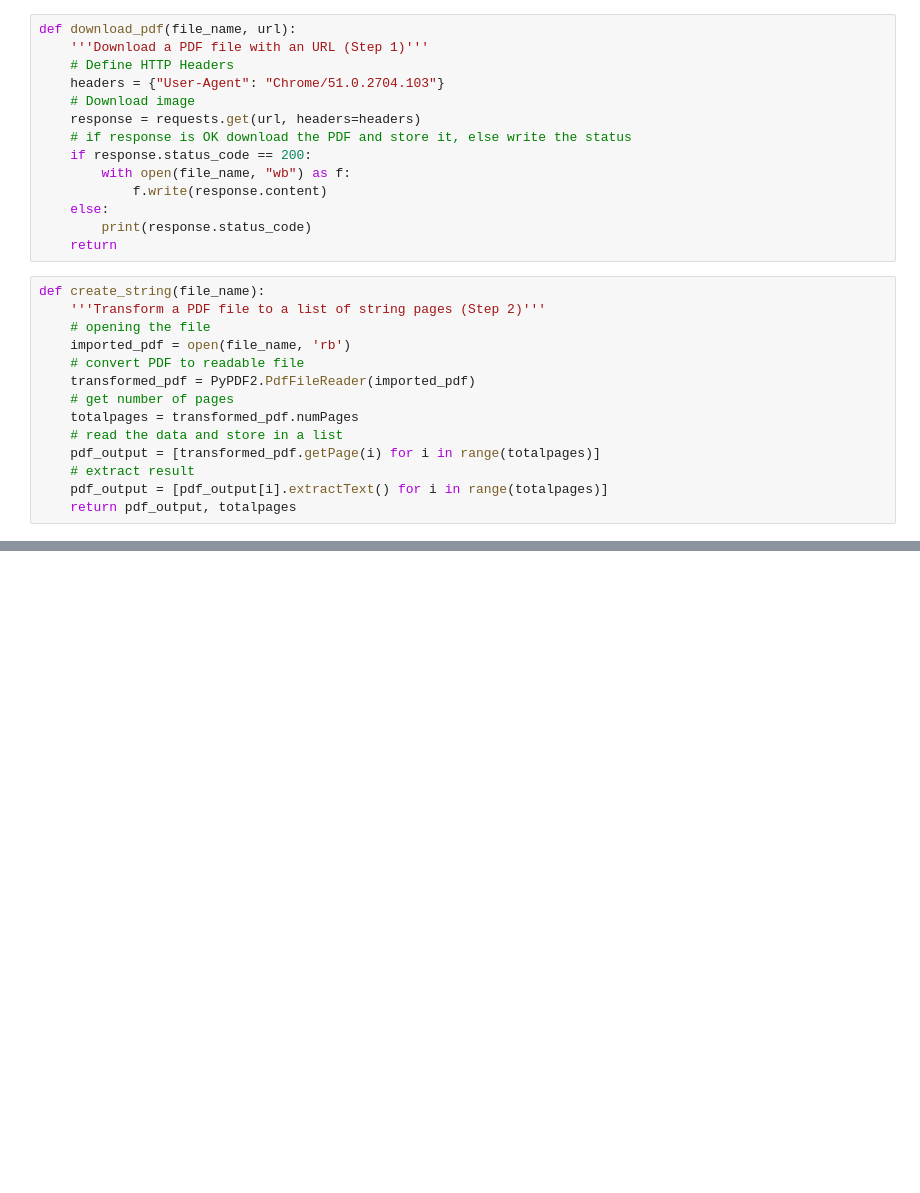
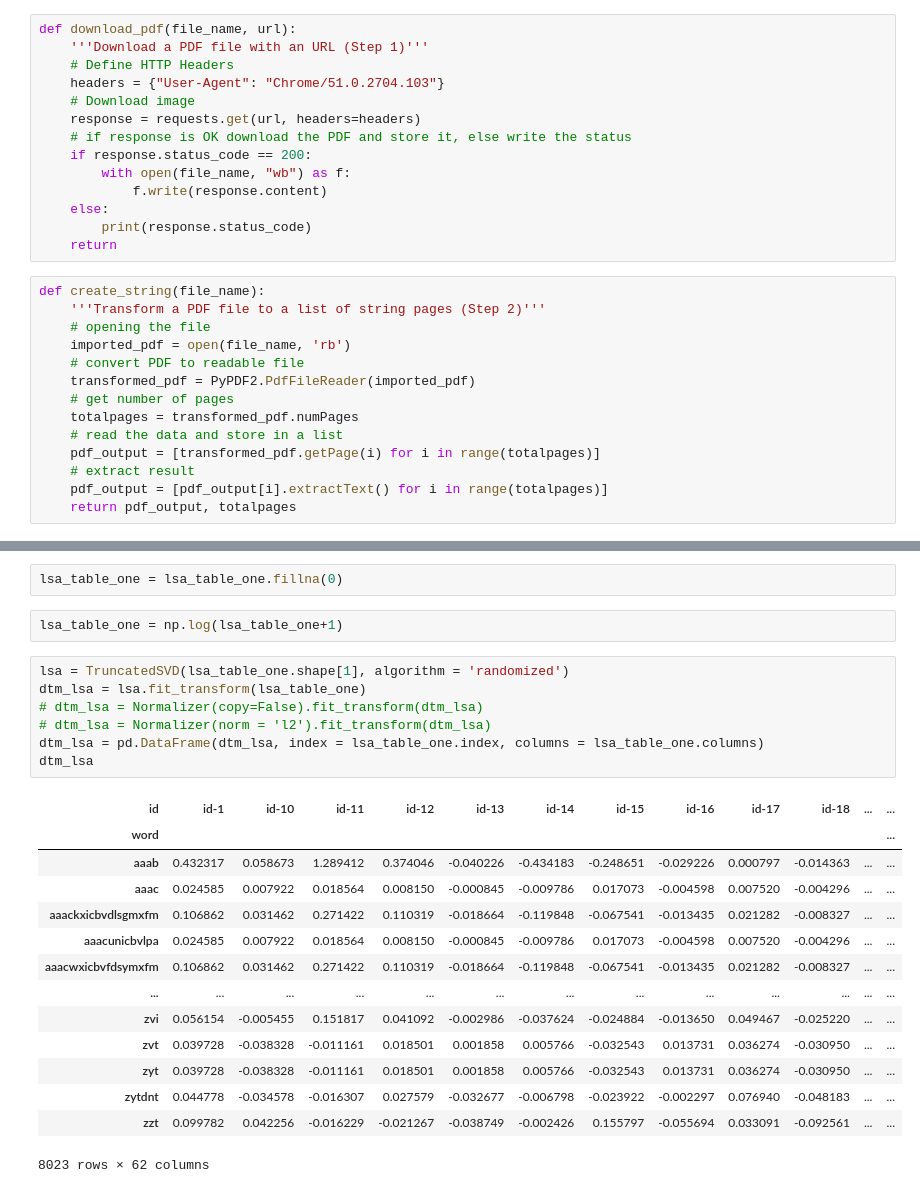
Before and after one commit to IvanKotik/Word-cloud-Search-engine-optimisation-, a Jupyter notebook: WIP-copulae-creator.ipynb, the cells around one changed output, grey strips where cells are left out. Saved outputs shown, nothing was run; the diff lists cells and outputs as text; blank space fills up the shorter version.

```diff
--- a/WIP-copulae-creator.ipynb
+++ b/WIP-copulae-creator.ipynb
@@ -299,0 +487,26 @@ IndexError: index 79 is out of bounds for axis 0 with size 79
+# %%
+lsa_table_one = lsa_table_one.fillna(0)
+# %%
+lsa_table_one = np.log(lsa_table_one+1)
+# %%
+lsa = TruncatedSVD(lsa_table_one.shape[1], algorithm = 'randomized')
+dtm_lsa = lsa.fit_transform(lsa_table_one)
+# dtm_lsa = Normalizer(copy=False).fit_transform(dtm_lsa)
+# dtm_lsa = Normalizer(norm = 'l2').fit_transform(dtm_lsa)
+dtm_lsa = pd.DataFrame(dtm_lsa, index = lsa_table_one.index, columns = lsa_table_one.columns)
+dtm_lsa
+# %% [output]
+| id | id-1 | id-10 | id-11 | id-12 | id-13 | id-14 | id-15 | id-16 | id-17 | id-18 | ... | ... |
+| word |  |  |  |  |  |  |  |  |  |  |  | ... |
+| aaab | 0.432317 | 0.058673 | 1.289412 | 0.374046 | -0.040226 | -0.434183 | -0.248651 | -0.029226 | 0.000797 | -0.014363 | ... | ... |
+| aaac | 0.024585 | 0.007922 | 0.018564 | 0.008150 | -0.000845 | -0.009786 | 0.017073 | -0.004598 | 0.007520 | -0.004296 | ... | ... |
+| aaackxicbvdlsgmxfm | 0.106862 | 0.031462 | 0.271422 | 0.110319 | -0.018664 | -0.119848 | -0.067541 | -0.013435 | 0.021282 | -0.008327 | ... | ... |
+| aaacunicbvlpa | 0.024585 | 0.007922 | 0.018564 | 0.008150 | -0.000845 | -0.009786 | 0.017073 | -0.004598 | 0.007520 | -0.004296 | ... | ... |
+| aaacwxicbvfdsymxfm | 0.106862 | 0.031462 | 0.271422 | 0.110319 | -0.018664 | -0.119848 | -0.067541 | -0.013435 | 0.021282 | -0.008327 | ... | ... |
+| ... | ... | ... | ... | ... | ... | ... | ... | ... | ... | ... | ... | ... |
+| zvi | 0.056154 | -0.005455 | 0.151817 | 0.041092 | -0.002986 | -0.037624 | -0.024884 | -0.013650 | 0.049467 | -0.025220 | ... | ... |
+| zvt | 0.039728 | -0.038328 | -0.011161 | 0.018501 | 0.001858 | 0.005766 | -0.032543 | 0.013731 | 0.036274 | -0.030950 | ... | ... |
+| zyt | 0.039728 | -0.038328 | -0.011161 | 0.018501 | 0.001858 | 0.005766 | -0.032543 | 0.013731 | 0.036274 | -0.030950 | ... | ... |
+| zytdnt | 0.044778 | -0.034578 | -0.016307 | 0.027579 | -0.032677 | -0.006798 | -0.023922 | -0.002297 | 0.076940 | -0.048183 | ... | ... |
+| zzt | 0.099782 | 0.042256 | -0.016229 | -0.021267 | -0.038749 | -0.002426 | 0.155797 | -0.055694 | 0.033091 | -0.092561 | ... | ... |
+8023 rows × 62 columns
```
Also changed, not shown: parts of 20 cells of this notebook, 1 other file.
